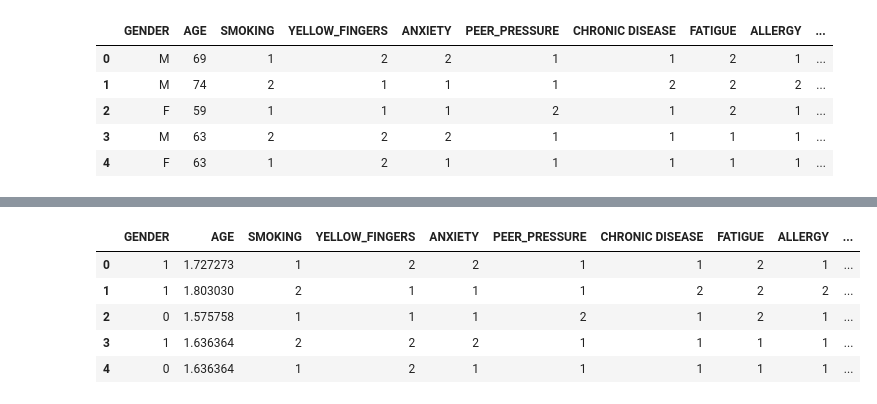
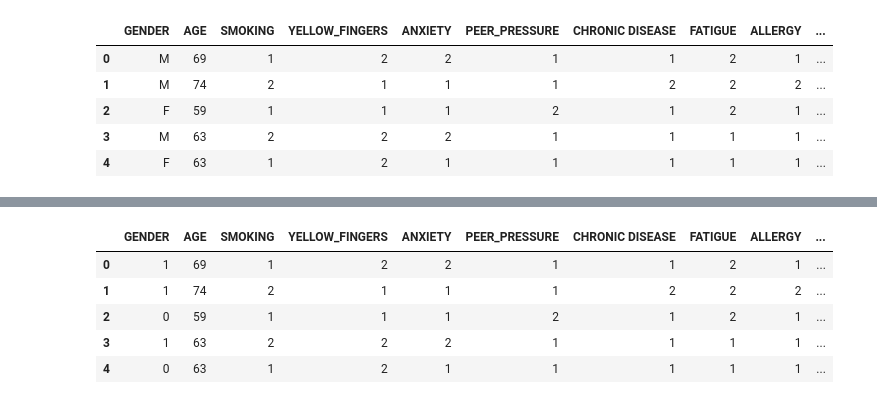
Before and after one commit to eima40x4c/PreDoctor, a Jupyter notebook: Lung Cancer Model.ipynb, the cells around one changed output, grey strips where cells are left out. Saved outputs shown, nothing was run; the diff lists cells and outputs as text; code cells hidden in the pictures.

```diff
--- a/Lung Cancer Model.ipynb
+++ b/Lung Cancer Model.ipynb
@@ -71,20 +21,16 @@ plt.show()
 # %%
-from sklearn.preprocessing import LabelEncoder, MinMaxScaler
-
 encoder = LabelEncoder()
-scaler = MinMaxScaler(feature_range=(1, 2))
+scaler = StandardScaler()
 
 data["GENDER"] = encoder.fit_transform(data["GENDER"])
 data["LUNG_CANCER"] = encoder.fit_transform(data["LUNG_CANCER"])
 
-data["AGE"] = scaler.fit_transform(df[["AGE"]])
-
 data.head()
 # %% [output]
 |  | GENDER | AGE | SMOKING | YELLOW_FINGERS | ANXIETY | PEER_PRESSURE | CHRONIC DISEASE | FATIGUE | ALLERGY | ... |
-| 0 | 1 | 1.727273 | 1 | 2 | 2 | 1 | 1 | 2 | 1 | ... |
-| 1 | 1 | 1.803030 | 2 | 1 | 1 | 1 | 2 | 2 | 2 | ... |
-| 2 | 0 | 1.575758 | 1 | 1 | 1 | 2 | 1 | 2 | 1 | ... |
-| 3 | 1 | 1.636364 | 2 | 2 | 2 | 1 | 1 | 1 | 1 | ... |
-| 4 | 0 | 1.636364 | 1 | 2 | 1 | 1 | 1 | 1 | 1 | ... |
+| 0 | 1 | 69 | 1 | 2 | 2 | 1 | 1 | 2 | 1 | ... |
+| 1 | 1 | 74 | 2 | 1 | 1 | 1 | 2 | 2 | 2 | ... |
+| 2 | 0 | 59 | 1 | 1 | 1 | 2 | 1 | 2 | 1 | ... |
+| 3 | 1 | 63 | 2 | 2 | 2 | 1 | 1 | 1 | 1 | ... |
+| 4 | 0 | 63 | 1 | 2 | 1 | 1 | 1 | 1 | 1 | ... |
 # %%
```
Also changed, not shown: parts of 28 cells of this notebook, 10 other files.
